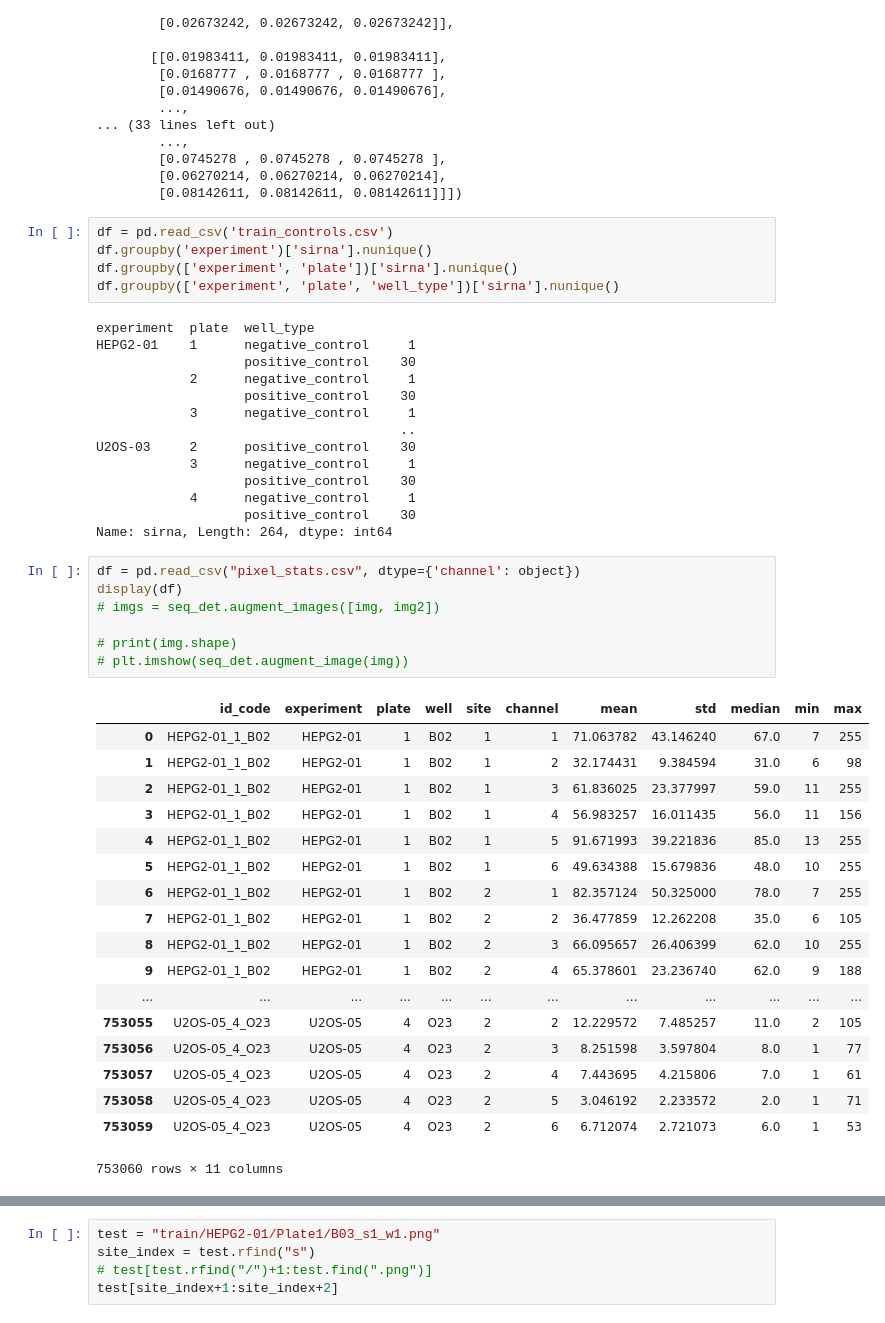
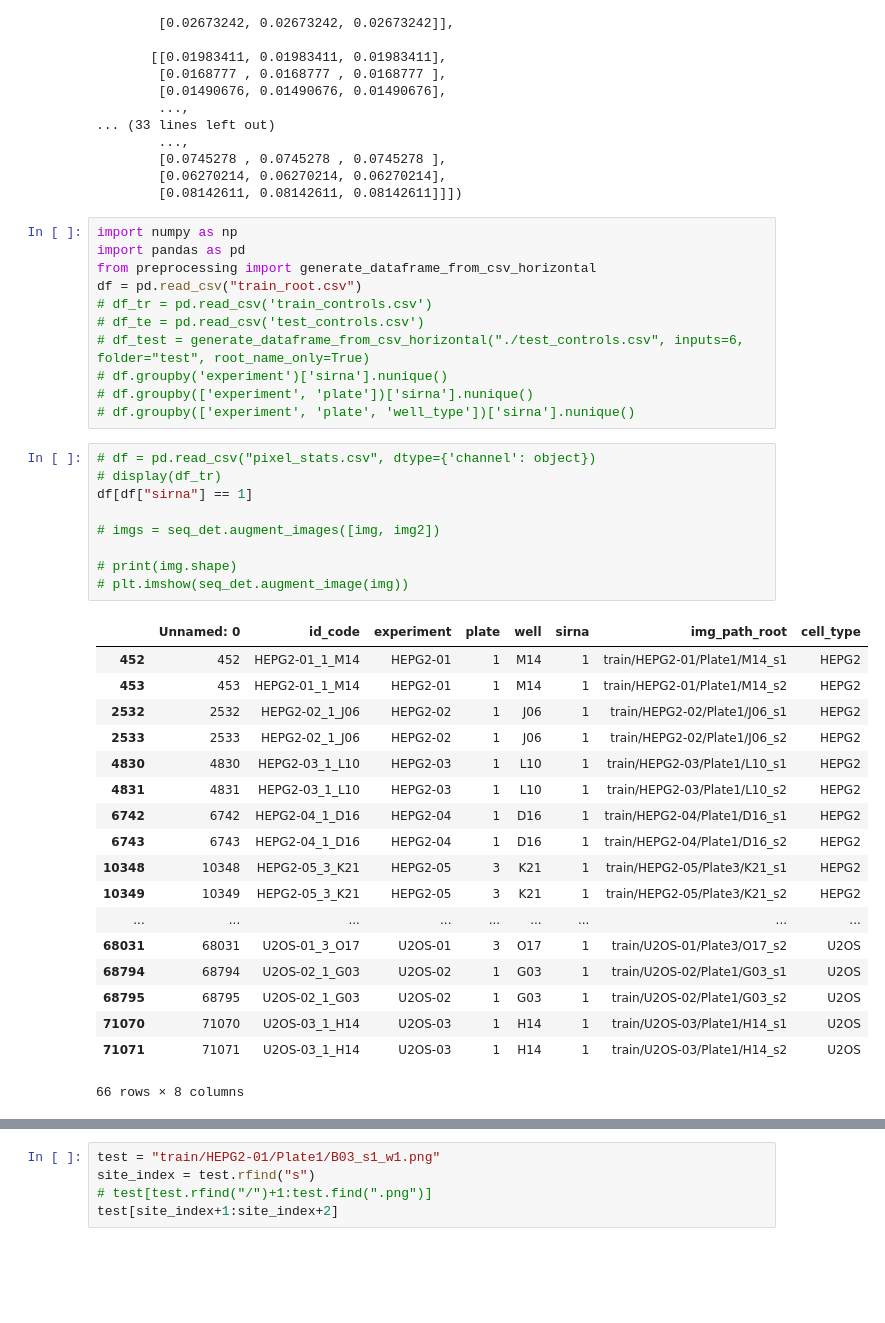
Before and after one commit to rbudnar/Capstone-project, a Jupyter notebook: Testing.ipynb, the cells around one changed output, grey strips where cells are left out. Saved outputs shown, nothing was run; the diff lists cells and outputs as text; blank space fills up the shorter version.

```diff
--- a/Testing.ipynb
+++ b/Testing.ipynb
@@ -67,48 +67,42 @@ array([[[0.01589223, 0.01589223, 0.01589223],
         [0.06270214, 0.06270214, 0.06270214],
         [0.08142611, 0.08142611, 0.08142611]]])
 # %%
-df = pd.read_csv('train_controls.csv')
-df.groupby('experiment')['sirna'].nunique()
-df.groupby(['experiment', 'plate'])['sirna'].nunique()
-df.groupby(['experiment', 'plate', 'well_type'])['sirna'].nunique()
+import numpy as np
+import pandas as pd
+from preprocessing import generate_dataframe_from_csv_horizontal
+df = pd.read_csv("train_root.csv")
+# df_tr = pd.read_csv('train_controls.csv')
+# df_te = pd.read_csv('test_controls.csv')
+# df_test = generate_dataframe_from_csv_horizontal("./test_controls.csv", inputs=6, folder="test", root_name_only=True)
+# df.groupby('experiment')['sirna'].nunique()
+# df.groupby(['experiment', 'plate'])['sirna'].nunique()
+# df.groupby(['experiment', 'plate', 'well_type'])['sirna'].nunique()
-# %% [output]
-experiment  plate  well_type
-HEPG2-01    1      negative_control     1
-                   positive_control    30
-            2      negative_control     1
-                   positive_control    30
-            3      negative_control     1
-                                       ..
-U2OS-03     2      positive_control    30
-            3      negative_control     1
-                   positive_control    30
-            4      negative_control     1
-                   positive_control    30
-Name: sirna, Length: 264, dtype: int64
 # %%
-df = pd.read_csv("pixel_stats.csv", dtype={'channel': object})
-display(df)
+# df = pd.read_csv("pixel_stats.csv", dtype={'channel': object})
+# display(df_tr)
+df[df["sirna"] == 1]
+
 # imgs = seq_det.augment_images([img, img2])
 
 # print(img.shape)
 # plt.imshow(seq_det.augment_image(img))
 # %% [output]
-|  | id_code | experiment | plate | well | site | channel | mean | std | median | min | max |
-| 0 | HEPG2-01_1_B02 | HEPG2-01 | 1 | B02 | 1 | 1 | 71.063782 | 43.146240 | 67.0 | 7 | 255 |
-| 1 | HEPG2-01_1_B02 | HEPG2-01 | 1 | B02 | 1 | 2 | 32.174431 | 9.384594 | 31.0 | 6 | 98 |
-| 2 | HEPG2-01_1_B02 | HEPG2-01 | 1 | B02 | 1 | 3 | 61.836025 | 23.377997 | 59.0 | 11 | 255 |
-| 3 | HEPG2-01_1_B02 | HEPG2-01 | 1 | B02 | 1 | 4 | 56.983257 | 16.011435 | 56.0 | 11 | 156 |
-| 4 | HEPG2-01_1_B02 | HEPG2-01 | 1 | B02 | 1 | 5 | 91.671993 | 39.221836 | 85.0 | 13 | 255 |
-| 5 | HEPG2-01_1_B02 | HEPG2-01 | 1 | B02 | 1 | 6 | 49.634388 | 15.679836 | 48.0 | 10 | 255 |
-| 6 | HEPG2-01_1_B02 | HEPG2-01 | 1 | B02 | 2 | 1 | 82.357124 | 50.325000 | 78.0 | 7 | 255 |
-| 7 | HEPG2-01_1_B02 | HEPG2-01 | 1 | B02 | 2 | 2 | 36.477859 | 12.262208 | 35.0 | 6 | 105 |
-| 8 | HEPG2-01_1_B02 | HEPG2-01 | 1 | B02 | 2 | 3 | 66.095657 | 26.406399 | 62.0 | 10 | 255 |
-| 9 | HEPG2-01_1_B02 | HEPG2-01 | 1 | B02 | 2 | 4 | 65.378601 | 23.236740 | 62.0 | 9 | 188 |
-| ... | ... | ... | ... | ... | ... | ... | ... | ... | ... | ... | ... |
-| 753055 | U2OS-05_4_O23 | U2OS-05 | 4 | O23 | 2 | 2 | 12.229572 | 7.485257 | 11.0 | 2 | 105 |
-| 753056 | U2OS-05_4_O23 | U2OS-05 | 4 | O23 | 2 | 3 | 8.251598 | 3.597804 | 8.0 | 1 | 77 |
-| 753057 | U2OS-05_4_O23 | U2OS-05 | 4 | O23 | 2 | 4 | 7.443695 | 4.215806 | 7.0 | 1 | 61 |
-| 753058 | U2OS-05_4_O23 | U2OS-05 | 4 | O23 | 2 | 5 | 3.046192 | 2.233572 | 2.0 | 1 | 71 |
-| 753059 | U2OS-05_4_O23 | U2OS-05 | 4 | O23 | 2 | 6 | 6.712074 | 2.721073 | 6.0 | 1 | 53 |
+|  | Unnamed: 0 | id_code | experiment | plate | well | sirna | img_path_root | cell_type |
+| 452 | 452 | HEPG2-01_1_M14 | HEPG2-01 | 1 | M14 | 1 | train/HEPG2-01/Plate1/M14_s1 | HEPG2 |
+| 453 | 453 | HEPG2-01_1_M14 | HEPG2-01 | 1 | M14 | 1 | train/HEPG2-01/Plate1/M14_s2 | HEPG2 |
+| 2532 | 2532 | HEPG2-02_1_J06 | HEPG2-02 | 1 | J06 | 1 | train/HEPG2-02/Plate1/J06_s1 | HEPG2 |
+| 2533 | 2533 | HEPG2-02_1_J06 | HEPG2-02 | 1 | J06 | 1 | train/HEPG2-02/Plate1/J06_s2 | HEPG2 |
+| 4830 | 4830 | HEPG2-03_1_L10 | HEPG2-03 | 1 | L10 | 1 | train/HEPG2-03/Plate1/L10_s1 | HEPG2 |
+| 4831 | 4831 | HEPG2-03_1_L10 | HEPG2-03 | 1 | L10 | 1 | train/HEPG2-03/Plate1/L10_s2 | HEPG2 |
+| 6742 | 6742 | HEPG2-04_1_D16 | HEPG2-04 | 1 | D16 | 1 | train/HEPG2-04/Plate1/D16_s1 | HEPG2 |
+| 6743 | 6743 | HEPG2-04_1_D16 | HEPG2-04 | 1 | D16 | 1 | train/HEPG2-04/Plate1/D16_s2 | HEPG2 |
+| 10348 | 10348 | HEPG2-05_3_K21 | HEPG2-05 | 3 | K21 | 1 | train/HEPG2-05/Plate3/K21_s1 | HEPG2 |
+| 10349 | 10349 | HEPG2-05_3_K21 | HEPG2-05 | 3 | K21 | 1 | train/HEPG2-05/Plate3/K21_s2 | HEPG2 |
+| ... | ... | ... | ... | ... | ... | ... | ... | ... |
+| 68031 | 68031 | U2OS-01_3_O17 | U2OS-01 | 3 | O17 | 1 | train/U2OS-01/Plate3/O17_s2 | U2OS |
+| 68794 | 68794 | U2OS-02_1_G03 | U2OS-02 | 1 | G03 | 1 | train/U2OS-02/Plate1/G03_s1 | U2OS |
+| 68795 | 68795 | U2OS-02_1_G03 | U2OS-02 | 1 | G03 | 1 | train/U2OS-02/Plate1/G03_s2 | U2OS |
+| 71070 | 71070 | U2OS-03_1_H14 | U2OS-03 | 1 | H14 | 1 | train/U2OS-03/Plate1/H14_s1 | U2OS |
+| 71071 | 71071 | U2OS-03_1_H14 | U2OS-03 | 1 | H14 | 1 | train/U2OS-03/Plate1/H14_s2 | U2OS |
-753060 rows × 11 columns
+66 rows × 8 columns
 # %%
```
Also changed, not shown: parts of 6 cells of this notebook, 12 other files.
